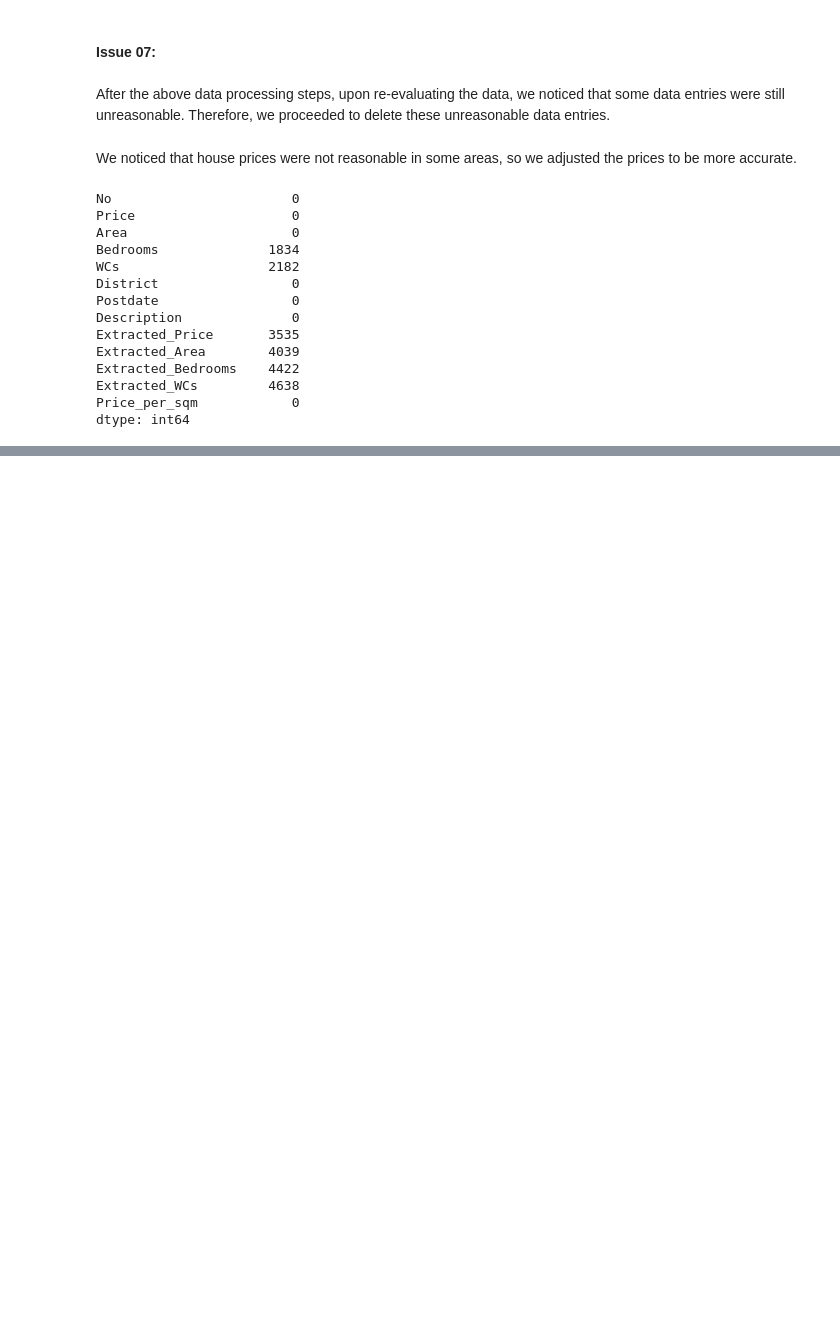
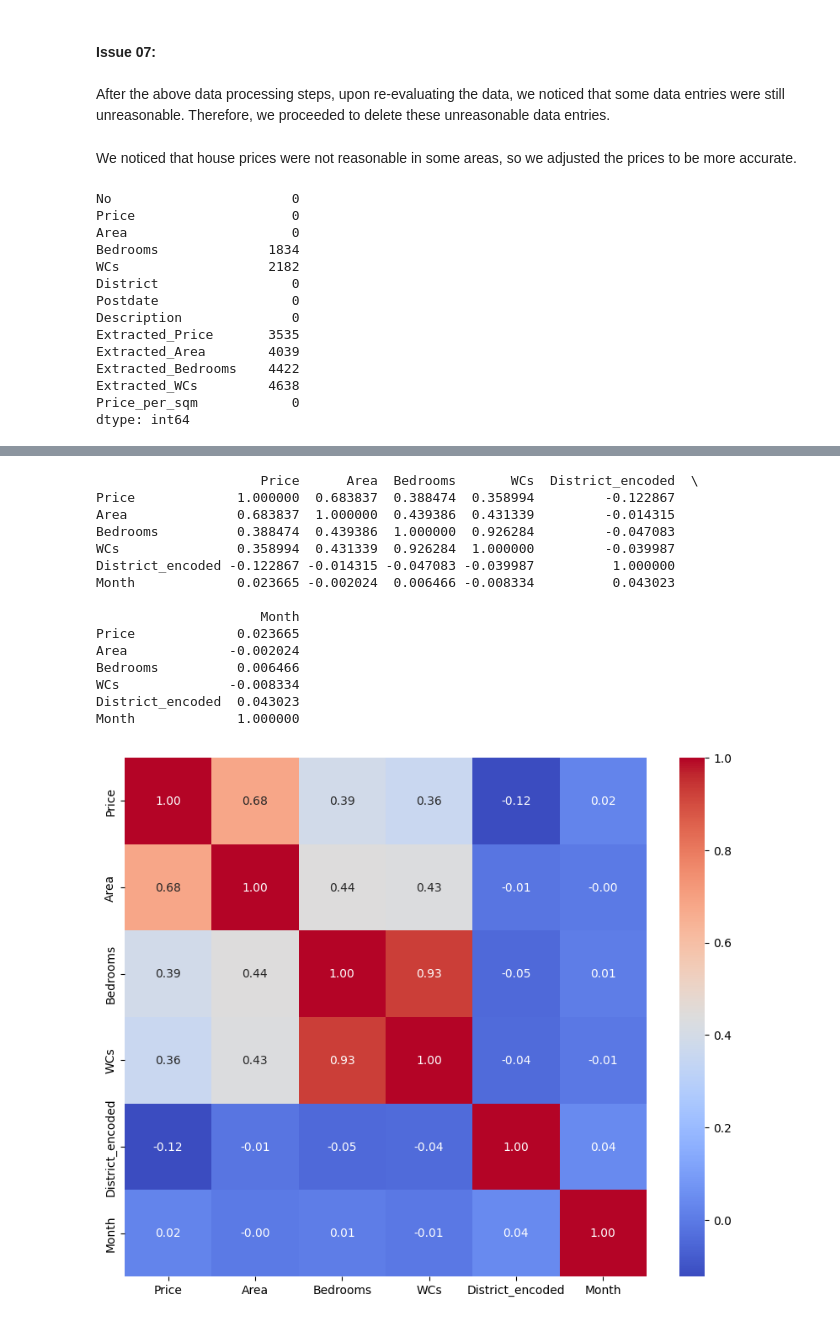
Before and after one commit to vtphatt2/House-Price-Prediction, a Jupyter notebook: DataPreprocessing/data_preprocessing.ipynb, the cells around one changed output, grey strips where cells are left out. Saved outputs shown, nothing was run; the diff lists cells and outputs as text; code cells hidden in the pictures; blank space fills up the shorter version.

```diff
--- a/DataPreprocessing/data_preprocessing.ipynb
+++ b/DataPreprocessing/data_preprocessing.ipynb
@@ -541,0 +749,28 @@ dtype: int64
+# %%
+# Tính toán ma trận tương quan mà không bao gồm cột 'Price_per_sqm'
+corr_matrix = df[numeric_features].drop(columns=['Price_per_sqm']).corr()
+
+# Hiển thị ma trận tương quan
+print(corr_matrix)
+
+# Vẽ Heatmap cho ma trận tương quan
+plt.figure(figsize=(10, 8))
+sns.heatmap(corr_matrix, annot=True, cmap='coolwarm', fmt='.2f')
+plt.show()
+# %% [output]
+                     Price      Area  Bedrooms       WCs  District_encoded  \
+Price             1.000000  0.683837  0.388474  0.358994         -0.122867
+Area              0.683837  1.000000  0.439386  0.431339         -0.014315
+Bedrooms          0.388474  0.439386  1.000000  0.926284         -0.047083
+WCs               0.358994  0.431339  0.926284  1.000000         -0.039987
+District_encoded -0.122867 -0.014315 -0.047083 -0.039987          1.000000
+Month             0.023665 -0.002024  0.006466 -0.008334          0.043023
+
+                     Month
+Price             0.023665
+Area             -0.002024
+Bedrooms          0.006466
+WCs              -0.008334
+District_encoded  0.043023
+Month             1.000000
+[figure, added]
```
Also changed, not shown: parts of 24 cells of this notebook, 1 other file.
